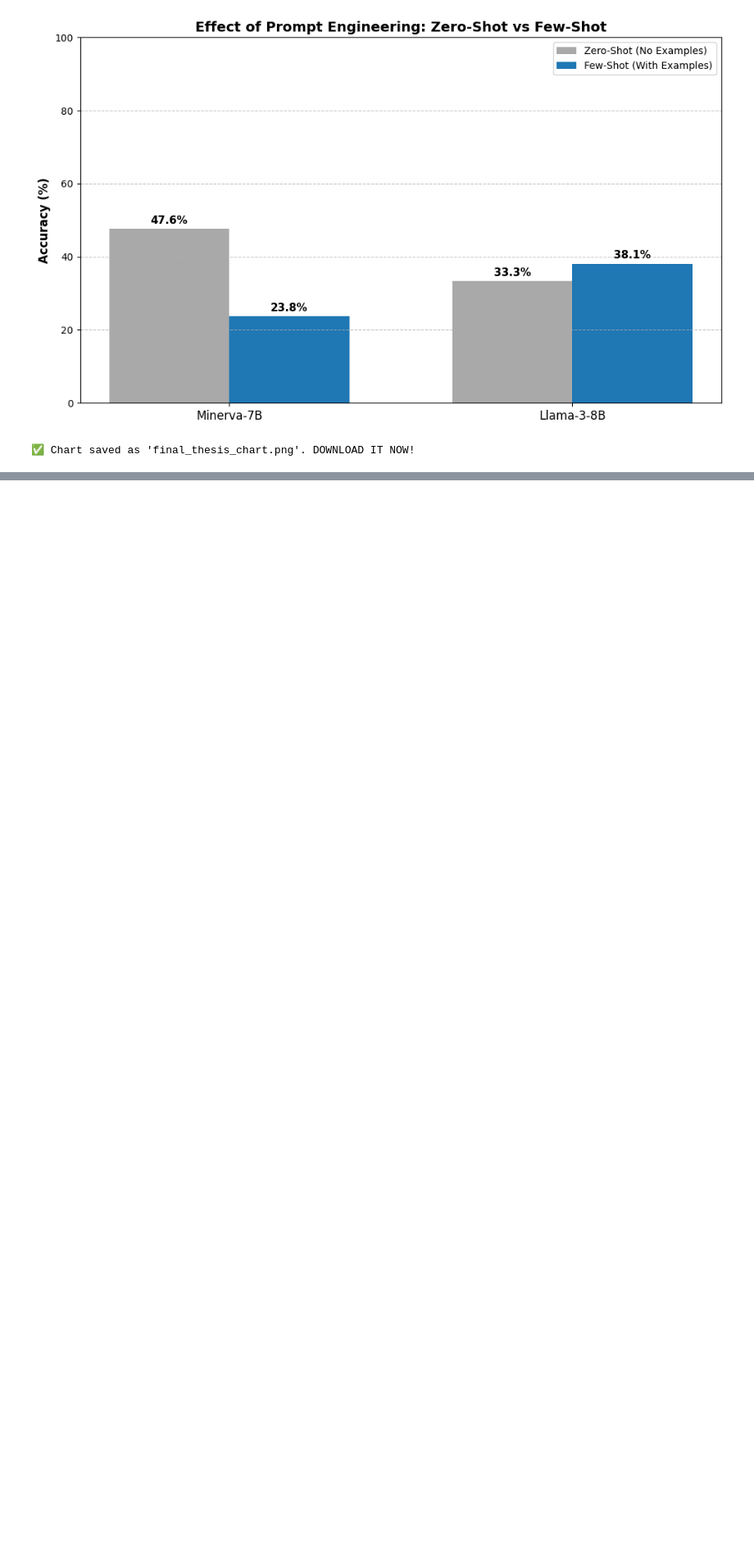
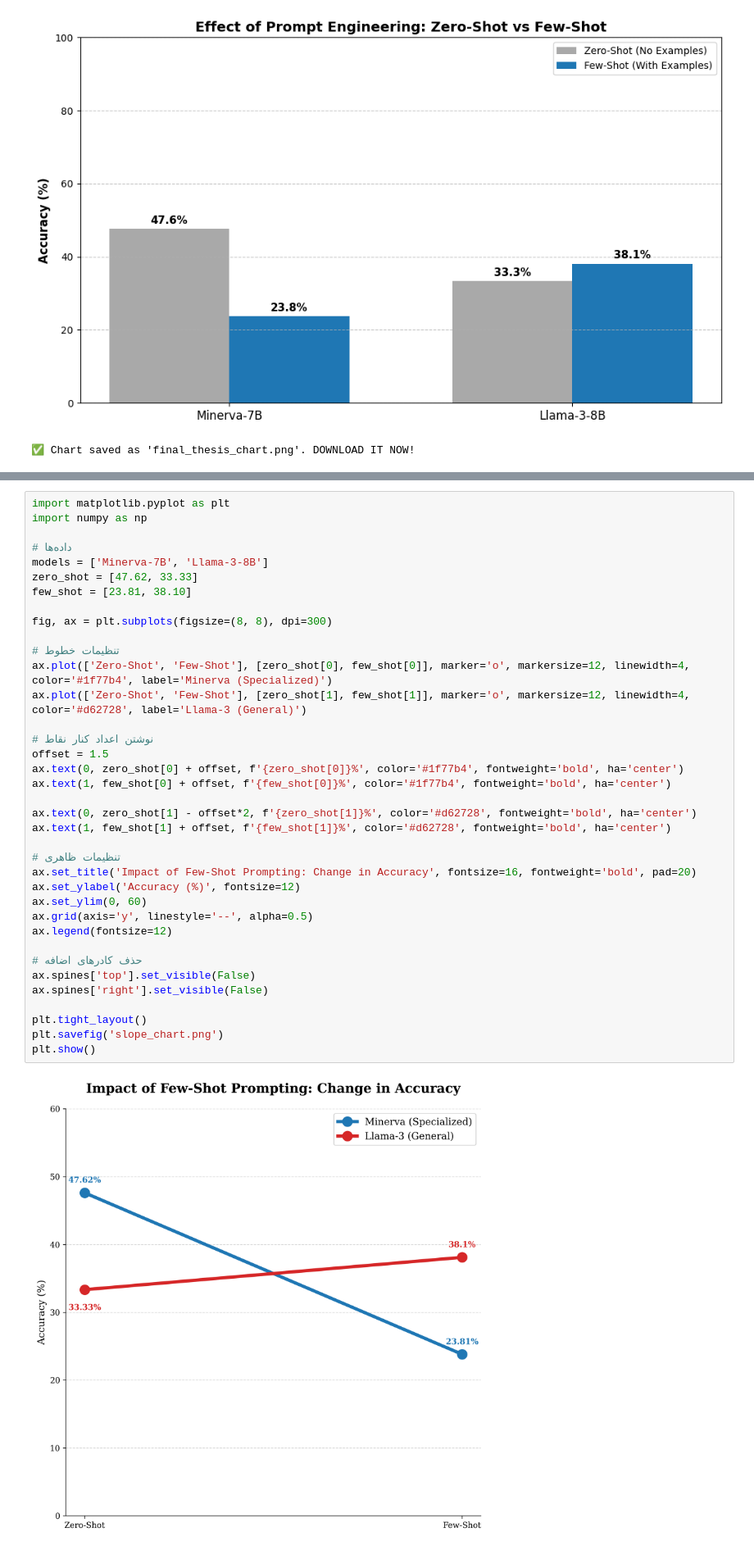
Before and after one commit to nikpournastaran/Minerva-RAG-Grammar, a Jupyter notebook: Minerva_RAG_Grammar.ipynb, the cells around one changed output, grey strips where cells are left out. Shown at 82% size. Cells and saved outputs as stored; diff of their text form; blank space fills up the shorter version.

```diff
--- a/Minerva_RAG_Grammar.ipynb
+++ b/Minerva_RAG_Grammar.ipynb
@@ -1986,0 +2080,39 @@ print("\n✅ Chart saved as 'final_thesis_chart.png'. DOWNLOAD IT NOW!")
+# %%
+import matplotlib.pyplot as plt
+import numpy as np
+
+# داده‌ها
+models = ['Minerva-7B', 'Llama-3-8B']
+zero_shot = [47.62, 33.33]
+few_shot = [23.81, 38.10]
+
+fig, ax = plt.subplots(figsize=(8, 8), dpi=300)
+
+# تنظیمات خطوط
+ax.plot(['Zero-Shot', 'Few-Shot'], [zero_shot[0], few_shot[0]], marker='o', markersize=12, linewidth=4, color='#1f77b4', label='Minerva (Specialized)')
+ax.plot(['Zero-Shot', 'Few-Shot'], [zero_shot[1], few_shot[1]], marker='o', markersize=12, linewidth=4, color='#d62728', label='Llama-3 (General)')
+
+# نوشتن اعداد کنار نقاط
+offset = 1.5
+ax.text(0, zero_shot[0] + offset, f'{zero_shot[0]}%', color='#1f77b4', fontweight='bold', ha='center')
+ax.text(1, few_shot[0] + offset, f'{few_shot[0]}%', color='#1f77b4', fontweight='bold', ha='center')
+
+ax.text(0, zero_shot[1] - offset*2, f'{zero_shot[1]}%', color='#d62728', fontweight='bold', ha='center')
+ax.text(1, few_shot[1] + offset, f'{few_shot[1]}%', color='#d62728', fontweight='bold', ha='center')
+
+# تنظیمات ظاهری
+ax.set_title('Impact of Few-Shot Prompting: Change in Accuracy', fontsize=16, fontweight='bold', pad=20)
+ax.set_ylabel('Accuracy (%)', fontsize=12)
+ax.set_ylim(0, 60)
+ax.grid(axis='y', linestyle='--', alpha=0.5)
+ax.legend(fontsize=12)
+
+# حذف کادرهای اضافه
+ax.spines['top'].set_visible(False)
+ax.spines['right'].set_visible(False)
+
+plt.tight_layout()
+plt.savefig('slope_chart.png')
+plt.show()
+# %% [output]
+[figure, added]
```
Also changed, not shown: parts of 1 cell of this notebook.
